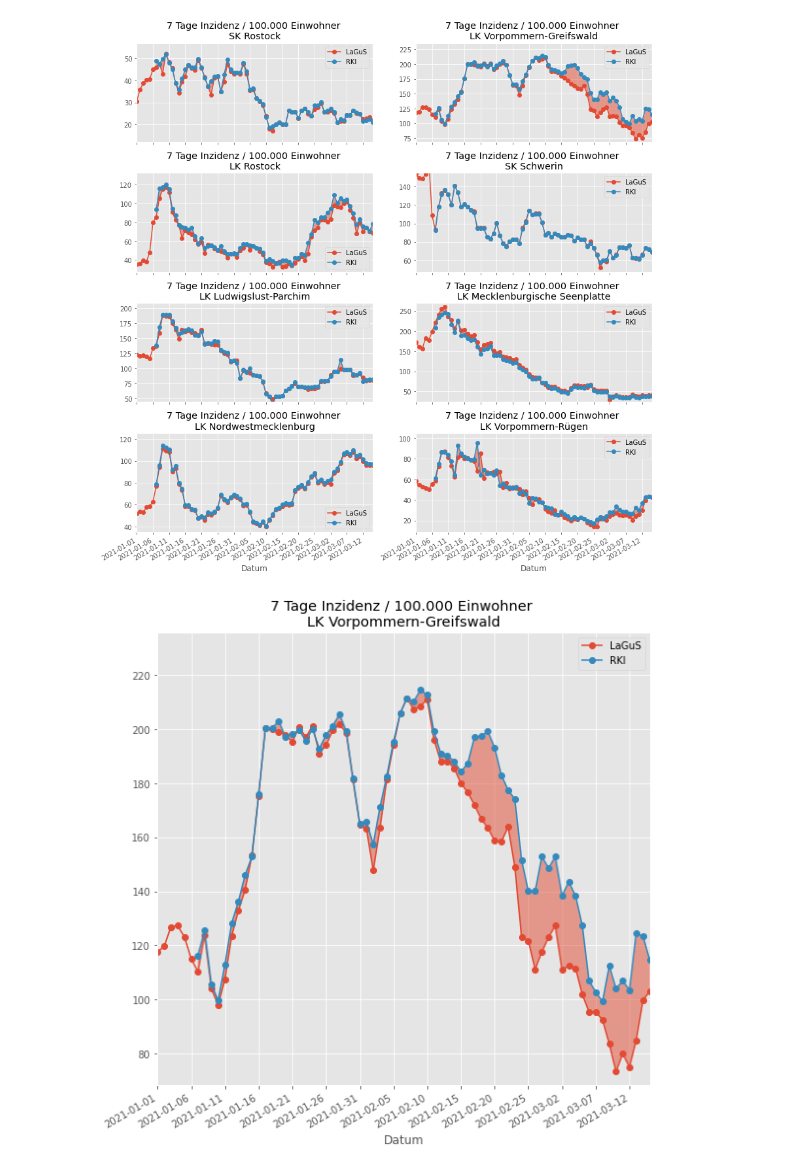
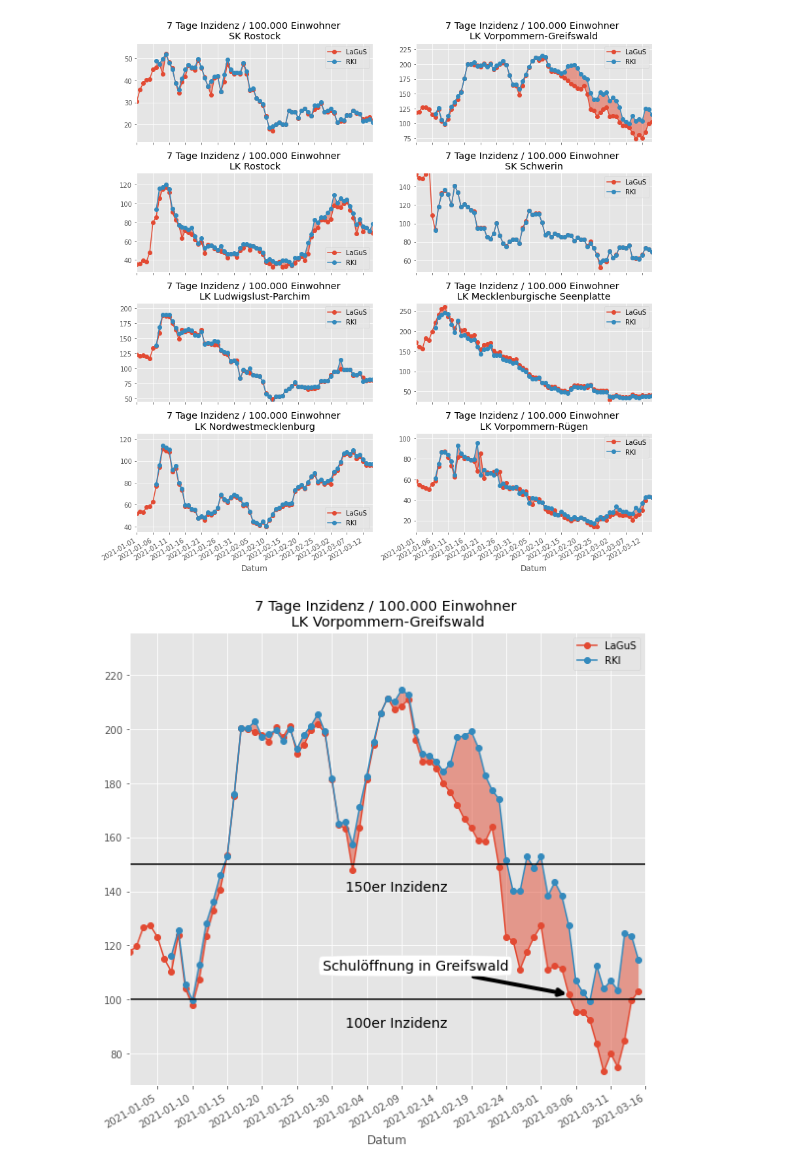
Before and after one commit to florianboergel/lagus_vs_rki_mv, a Jupyter notebook: Lagus_vs_RKI_mv.ipynb, the cells around one changed output. Drawn from its saved outputs; the diff is of its cells as text; code cells hidden in the pictures.

```diff
--- a/Lagus_vs_RKI_mv.ipynb
+++ b/Lagus_vs_RKI_mv.ipynb
@@ -99,32 +99,45 @@ gs = gridspec.GridSpec(1, 1, figure=f)
 
 ax = plt.subplot(gs[0])
 
 lagus = pd.DataFrame(lagus_data["VG"], index = t)
 RKIData_sub = RKIData[RKIData.Landkreis==regions["VG"][0]]
 RKIData_sub.index = pd.to_datetime(RKIData_sub.index)
 RKIData_sub.index = pd.to_datetime(RKIData_sub.index.strftime('%Y-%m-%d'))
 RKIData_sub = RKIData_sub.groupby(pd.Grouper(freq='D')).AnzahlFall.sum()
 RKIData_sub = RKIData_sub[lagus.index]
 
 ax.set_title('7 Tage Inzidenz / 100.000 Einwohner \n{}'.format(regions["VG"][0]))
 ax.set_ylabel('')
 ax.set_xlabel('Datum')
 ax.plot(lagus.index, lagus.values, '-o', label='LaGuS')
 ax.plot(RKIData_sub.index,
          RKIData_sub.rolling(7).sum()/regions["VG"][1]*100000,
          '-o', label='RKI')
 ax.fill_between(RKIData_sub.index,
                 RKIData_sub.rolling(7).sum()/regions["VG"][1]*100000,
                 lagus.values.squeeze(),
                 alpha = 0.5)
+ax.axhline(100, color = "black")
+ax.axhline(150, color = "black")
+ax.text(date(2021, 2, 1), 90,  "100er Inzidenz", size = 14)
+ax.text(date(2021, 2, 1), 140,  "150er Inzidenz", size = 14)
+
+ax.annotate("Schulöffnung in Greifswald",
+            xy=(date(2021, 3, 5), lagus.loc["2021-03-05"]), xycoords='data',
+            xytext=(-250, 25), textcoords='offset points',size = 14,
+            bbox=dict(boxstyle="round4", fc="w"),
+            arrowprops=dict(arrowstyle="->",
+                            connectionstyle="arc3", color ="black", lw = 4),
+            )
+
 plt.xticks(rotation=90)
 plt.gca().xaxis.set_major_locator(mdates.DayLocator(interval=5))
 ax.legend()
 f.autofmt_xdate()
-ax.set_xlim([date(2021, 1, 1), date(2021, 3, 15)])
+ax.set_xlim([date(2021, 1, 1), date(2021, 3, 16)])
 ax.set_ylim([lagus.values.min()-5, np.nanmax(RKIData_sub.rolling(7).sum()/regions["VG"][1]*100000)*1.1])
 
 f.tight_layout()
 plt.savefig("mv_rki_lagus_greifwald.png", dpi = 600)
 # %% [output]
-[figure, old version]
+[figure, new version]
```
Also changed, not shown: 1 other file.
